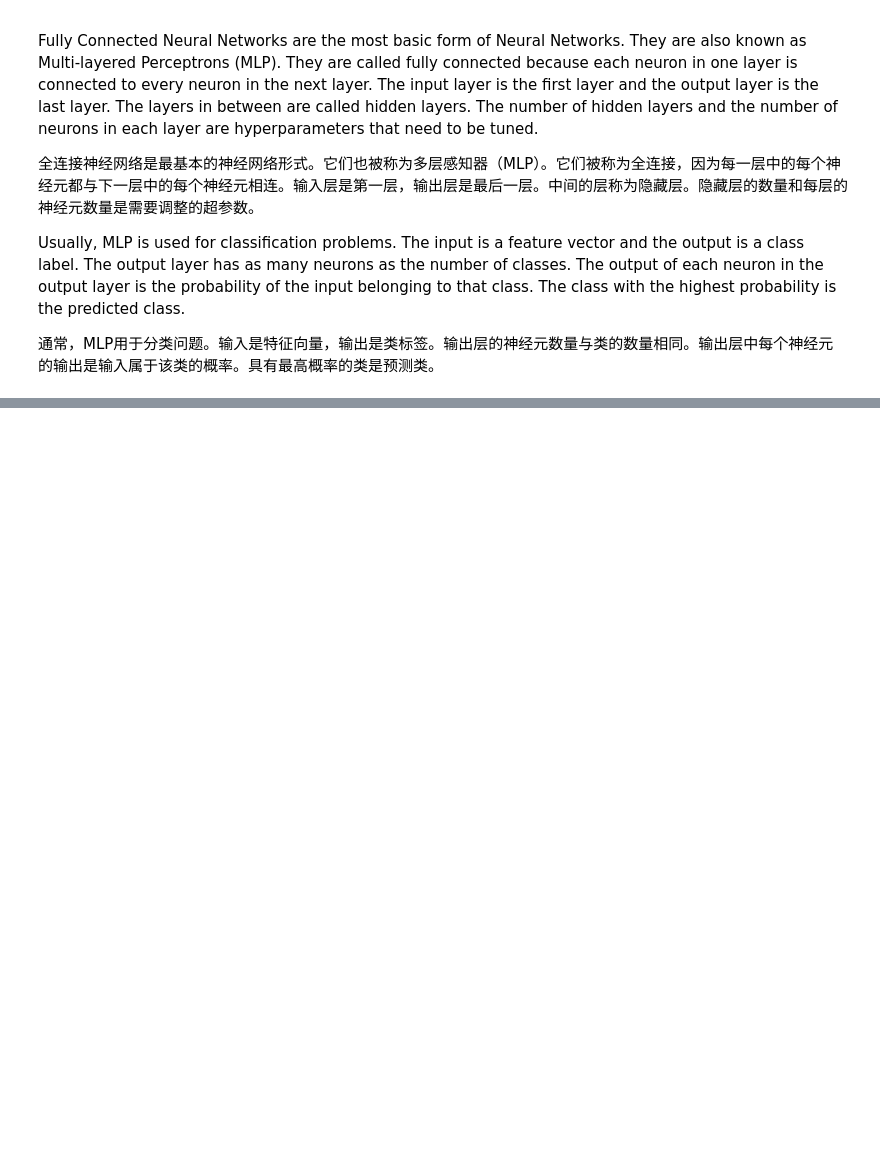
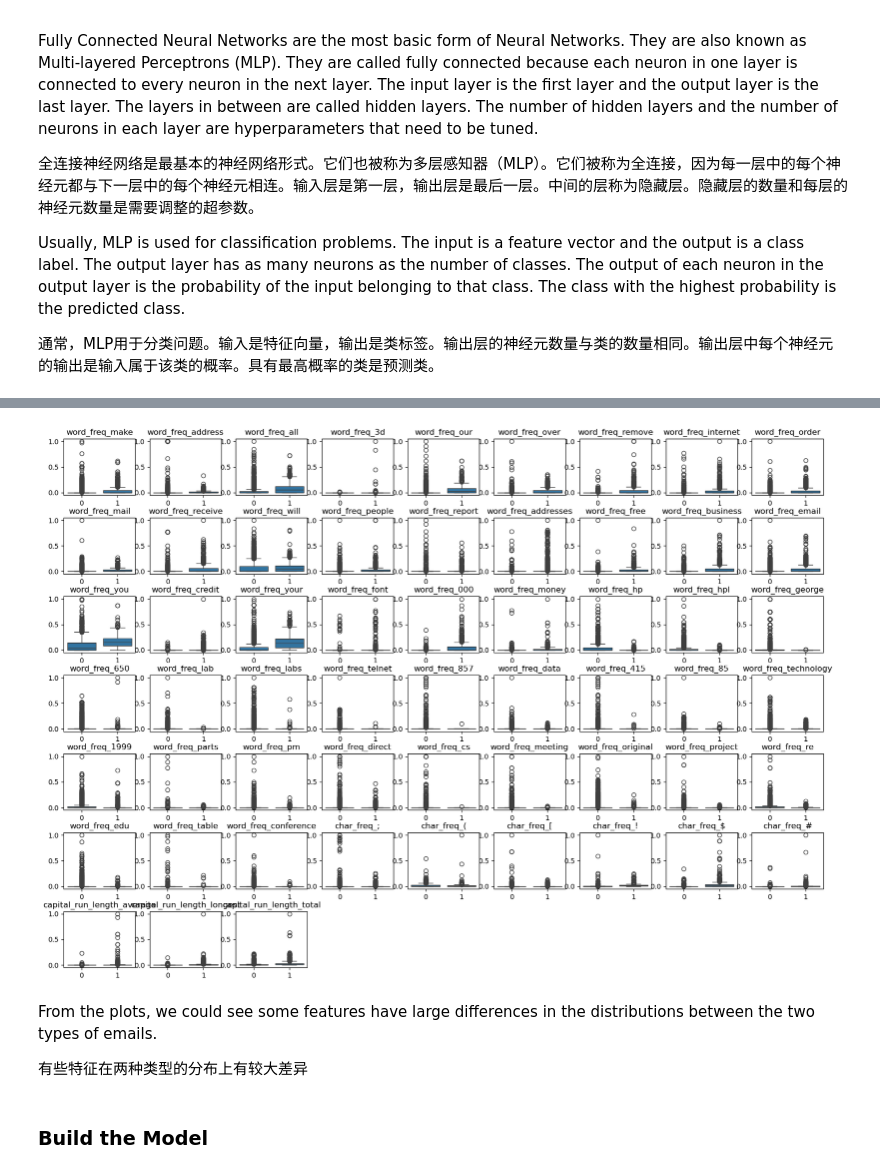
Before and after one commit to BohaoSuCC/DeepLearning-Explore, a Jupyter notebook: Basic-Models/FullyConnectedNetwork.ipynb, the cells around one changed output, grey strips where cells are left out. Cells and saved outputs as stored; diff of their text form; code cells hidden in the pictures; blank space fills up the shorter version.

```diff
--- a/Basic-Models/FullyConnectedNetwork.ipynb
+++ b/Basic-Models/FullyConnectedNetwork.ipynb
@@ -25,0 +110,3 @@ import torch.nn as nn
+# %%
+spam = pd.read_csv(os.path.join("Data","spambase.data"), names=col_names)
+spam.head(10)
@@ -25,0 +146,32 @@ import torch.nn as nn
+# %%
+# Divide the data into training and test sets
+# 将数据随机切分为训练集和测试集
+X = spam.iloc[:,0: 57].values
+y = spam.label.values
+X_train, X_test, y_train, y_test = train_test_split(X, y, test_size=0.25, random_state=123)
+# %%
+# Standardize the data for the first 57 columns, as the last column is the label(0 or 1 for spam or not spam)
+# 前57列特征的数据标准化处理
+scales = MinMaxScaler(feature_range=(0, 1))
+X_train_s = scales.fit_transform(X_train)
+# X_test_s = scales.transform(X_test)
+X_test_s = scales.fit_transform(X_test)
+# %%
+# Visualize the feature variables using boxplot
+# 使用箱线图可视化特征变量
+colname = spam.columns.values[:-1]
+plt.figure(figsize=(20, 14))
+for ii in range(len(colname)):
+    plt.subplot(7, 9, ii + 1)
+    sns.boxplot(x = y_train, y = X_train_s[:, ii])
+    plt.title(colname[ii])
+plt.subplots_adjust(hspace = 0.4)
+plt.show()
+# %% [output]
+[figure, added]
+# %% [markdown]
+From the plots, we could see some features have large differences in the distributions between the two types of emails.
+
+有些特征在两种类型的分布上有较大差异
+# %% [markdown]
+### Build the Model
```
Also changed, not shown: parts of 57 cells of this notebook, 8 other files.
